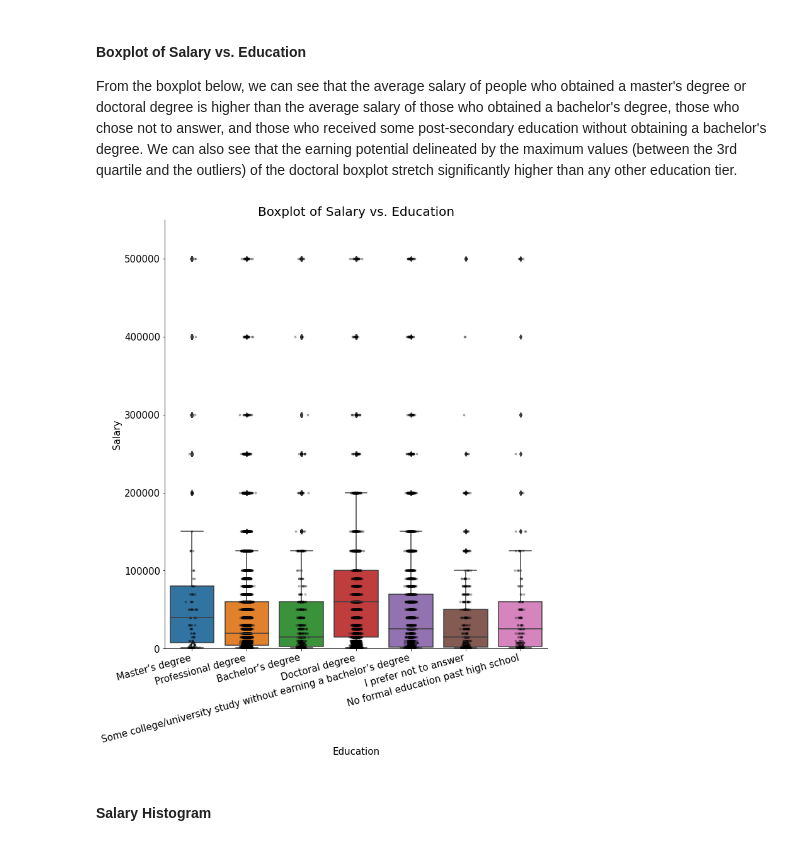
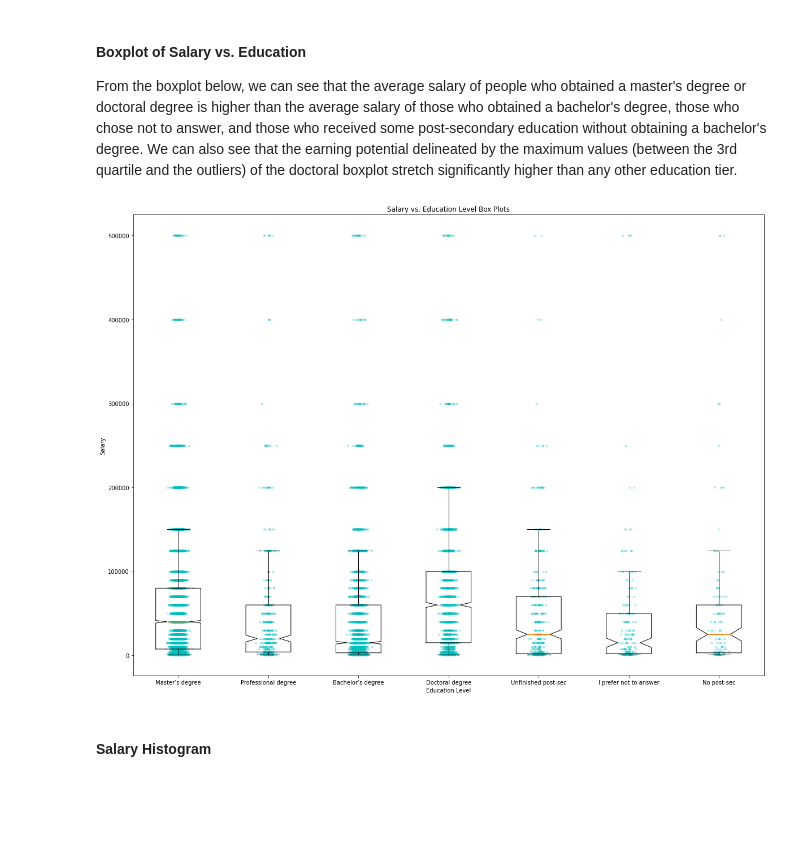
Before and after one commit to atkinssamuel/GenderAndEducationInDSAndML, a Jupyter notebook: atkins_1002951754_assignment1.ipynb, the cells around one changed output. Saved outputs shown, nothing was run; the diff lists cells and outputs as text; code cells hidden in the pictures; blank space fills up the shorter version.

```diff
--- a/atkins_1002951754_assignment1.ipynb
+++ b/atkins_1002951754_assignment1.ipynb
@@ -71,21 +82,3 @@ plt.show()
 # %% [markdown]
 #### Boxplot of Salary vs. Education
 From the boxplot below, we can see that the average salary of people who obtained a master's degree or doctoral degree is higher than the average salary of those who obtained a bachelor's degree, those who chose not to answer, and those who received some post-secondary education without obtaining a bachelor's degree. We can also see that the earning potential delineated by the maximum values (between the 3rd quartile and the outliers) of the doctoral boxplot stretch significantly higher than any other education tier.
-# %%
-education_list = salary_df["educ"].unique()
-salary_box = sb.catplot(x='educ', y='salary', kind='box', data=salary_df, height=10, showfliers=True)
-salary_box.set_xticklabels(size=15, rotation=15, ha="right")
-salary_box.set_yticklabels(size=15)
-salary_box.set_ylabels("Salary", size=15)
-salary_box.set_xlabels("Education", size=15)
-
-for i in [0, 1, 2, 3, 4, 5, 6]:
-    y = salary_df.salary[salary_df.educ==education_list[i-1]].dropna()
-    x = np.random.normal(i, 0.04, size=len(y))
-    plt.plot(x, y, 'k.', alpha=0.25)
-
-plt.ylim(0, 550000)
-plt.title("Boxplot of Salary vs. Education", fontsize=20)
-plt.show()
-# %% [output]
-[figure, removed]
@@ -92,3 +97,22 @@ plt.show()
+# %%
+
+bp_inputs = []
+fig, ax = plt.subplots(figsize=(20,15))
+for i in [0, 1, 2, 3, 4, 5, 6]:
+    y = salary_df.salary[salary_df.educ==education_list[i]].dropna()
+    x = np.random.normal(i+1, 0.04, size=len(y))
+    ax.plot(x, y, 'c.', alpha=0.25)
+    bp_inputs.append(salary_df[salary_df["educ"] == education_list[i]]["salary"])
+
+bp_inputs = np.array(bp_inputs)
+ax.set_xlabel("Education Level")
+ax.set_ylabel("Salary")
+ax.set_title("Salary vs. Education Level Box Plots")
+ax.boxplot(bp_inputs, [i for i in range(7)], showfliers=False)
+ax.set_xticklabels(education_list)
+fig.show()
+# %% [output]
+[figure, added]
 # %% [markdown]
 #### Salary Histogram
 # %%
```
Also changed, not shown: parts of 20 cells of this notebook.
